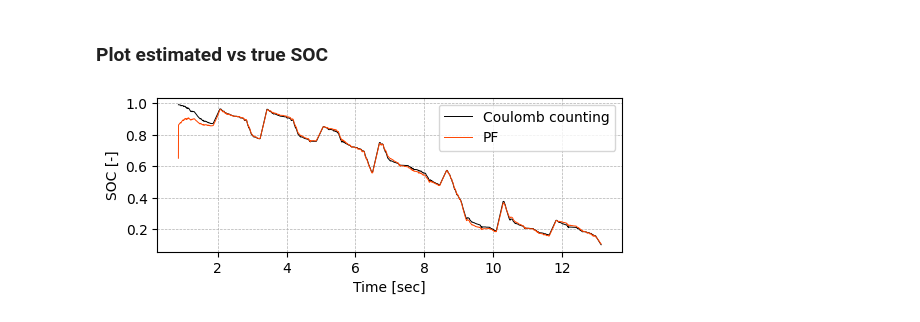
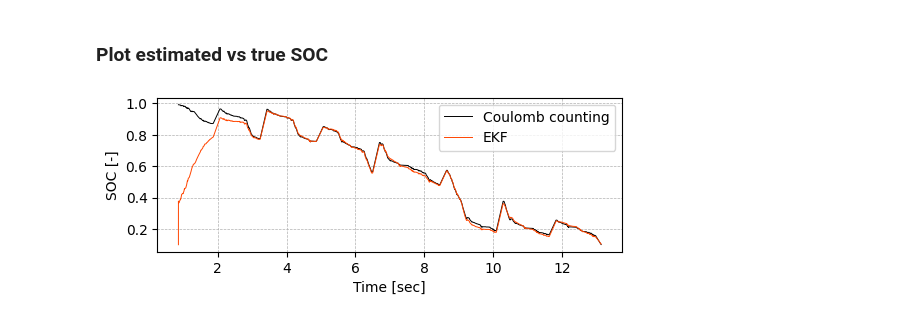
Before and after one commit to muizabdul29/PyBatterySE, a Jupyter notebook: examples/1_soc_estimation_with_ekf.ipynb, the cells around one changed output. Drawn from its saved outputs; the diff is of its cells as text; code cells hidden in the pictures.

```diff
--- a/examples/soc_estimation_with_pf.ipynb
+++ b/examples/1_soc_estimation_with_ekf.ipynb
@@ -19,5 +24,8 @@ Here we use bad current sensor values with large bias.
 # %%
-current_values = bad_current_data['current_values']
+time_values = dataset['time_values'] / 3600
 voltage_values = dataset['voltage_values']
 temperature_values = dataset['temperature_values']
+#
+bad_current_values = current_data_with_bad_sensor['current_values']
+good_current_values = dataset['current_values']
 # %%
@@ -28,0 +38,2 @@ plot_time_vs_current([(dataset['time_values'] / 3600, dataset['current_values'])
+# %%
+ss_representation = StateSpace(model, state_components=['s', 'overpotentials'])
@@ -45,20 +64,40 @@ soc_estimates = state_estimates[:, 0]
+# %%
+ekf = ExtendedKalmanFilter(statespace=ss_representation, variance_eta_u=9, variance_eta_y_e=1e-3)
+
+# Dataset with bad current values
+dataset_for_soc_estimation = {
+    'current_values': bad_current_values,
+    'voltage_values': voltage_values,
+    'temperature_values': temperature_values,
+}
+
+# Set initial conditions
+initial_state = np.array([ 0.1, 0.1, 0.1, 0.1 ])
+initial_covariance = np.diag([1, 1, 1, 1])
+
+state_estimates = ekf.run(
+    dataset=dataset,
+    initial_state=initial_state,
+    initial_covariance=initial_covariance,
+)
+
+soc_estimates = state_estimates[:, 0]
 # %% [markdown]
 ### Calculate true SOC
 
 We calculate true SOC using coulomb counting with good-quality current measurements
 # %%
 # Coulomb counting method to calculate true SOC
-soc_true = np.zeros(len(dataset['time_values']))
+soc_true = np.zeros(len(time_values))
 # True initial SOC
-soc_true[0] = invert_voltage_function(model.emf_function, dataset['voltage_values'][0])
+soc_true[0] = invert_voltage_function(model.emf_function, voltage_values[0])
 
-for k in range(1, len(dataset['time_values'])):
-    soc_true[k] = soc_true[k - 1] + (dataset['current_values'][k] * model.sampling_period) / model.battery_capacity
+for k in range(1, len(time_values)):
+    soc_true[k] = soc_true[k - 1] + (good_current_values[k] * model.sampling_period) / model.battery_capacity
 # %% [markdown]
 ### Plot estimated vs true SOC
 # %%
-plot_time_vs_soc([(dataset['time_values'] / 3600, soc_true),
-                  (dataset['time_values'] / 3600, soc_estimates)],
-                  colors=('k', 'orangered'), legends=['Coulomb counting', 'PF'])
+plot_time_vs_soc([(time_values, soc_true), (time_values, soc_estimates)],
+                  colors=('k', 'orangered'), legends=['Coulomb counting', 'EKF'])
 # %% [output]
-[figure, old version]
+[figure, new version]
```
Also changed, not shown: parts of 9 cells of this notebook, 9 other files.
